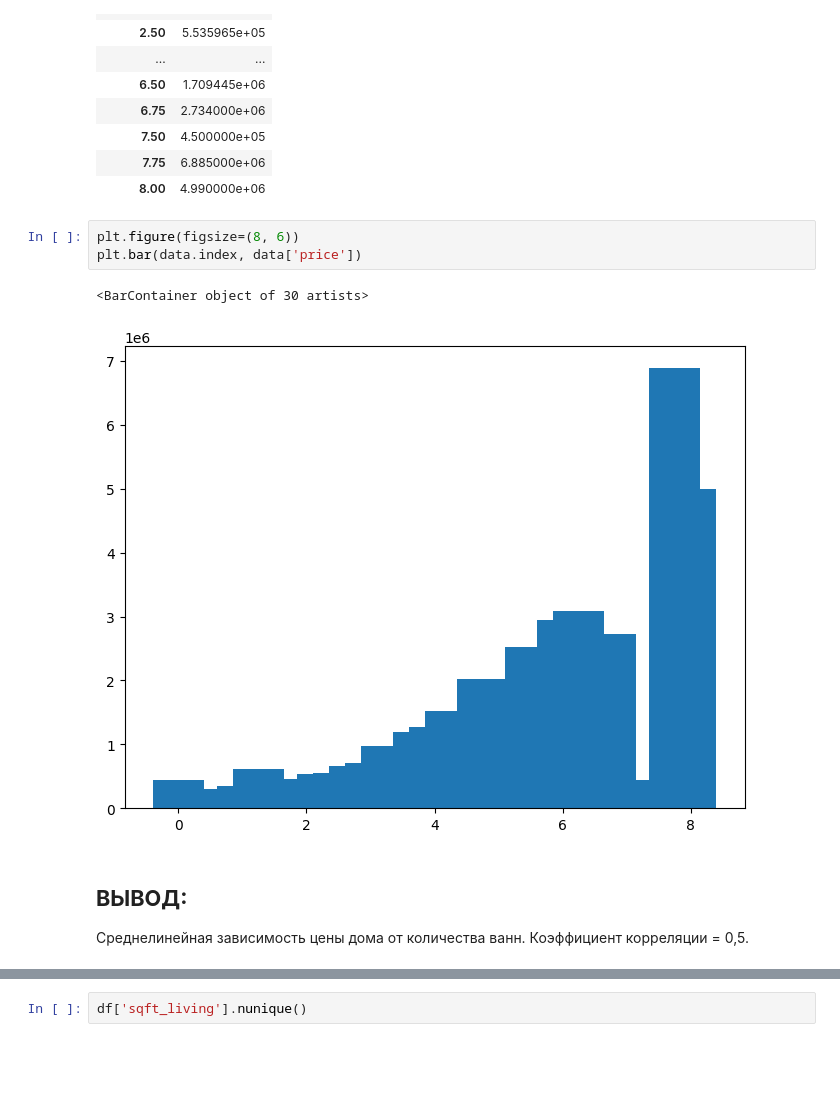
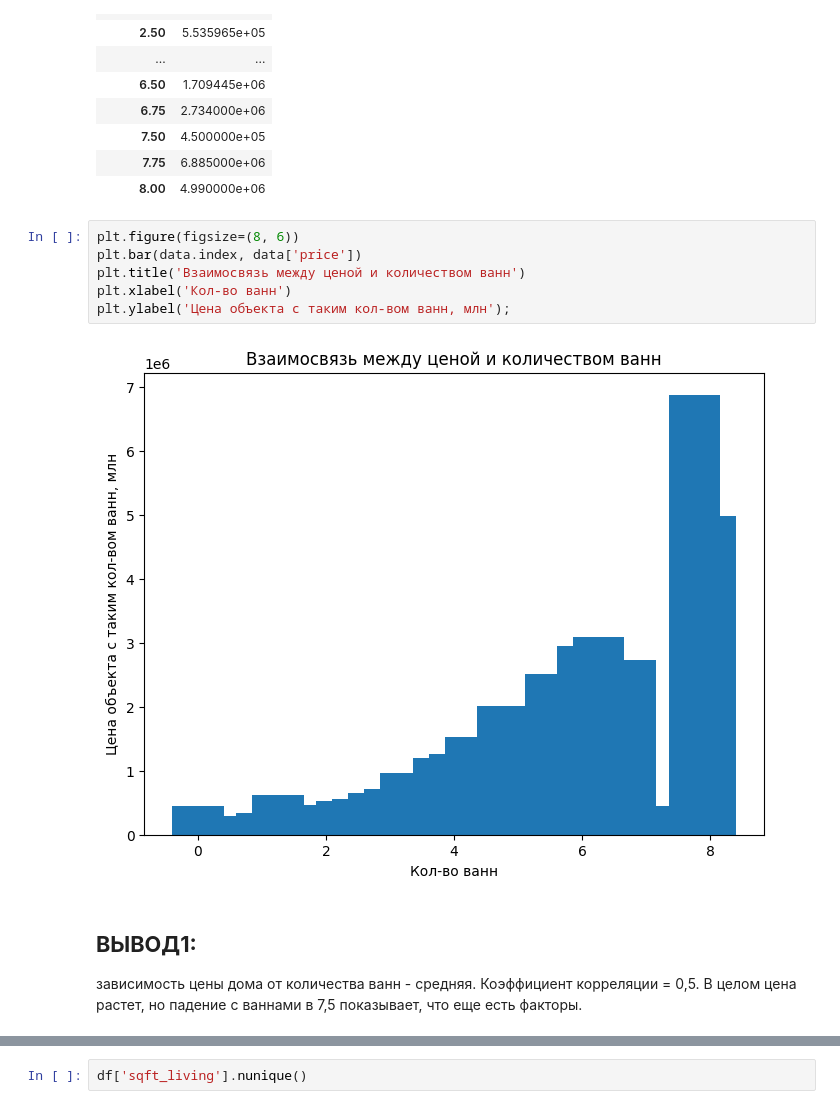
Before and after one commit to AlexKletke/hw4-part2, a Jupyter notebook: exes4.ipynb, the cells around one changed output, grey strips where cells are left out. Cells and saved outputs as stored; diff of their text form; blank space fills up the shorter version.

```diff
--- a/exes4.ipynb
+++ b/exes4.ipynb
@@ -482,12 +461,14 @@ data
 # %%
 plt.figure(figsize=(8, 6))
 plt.bar(data.index, data['price'])
+plt.title('Взаимосвязь между ценой и количеством ванн')
+plt.xlabel('Кол-во ванн')
+plt.ylabel('Цена объекта с таким кол-вом ванн, млн');
 # %% [output]
-<BarContainer object of 30 artists>
-[figure, old version]
+[figure, new version]
 # %% [markdown]
-## **ВЫВОД:** ##
-Среднелинейная зависимость цены дома от количества ванн. Коэффициент корреляции = 0,5.
+## **ВЫВОД1:** ##
+зависимость цены дома от количества ванн - средняя. Коэффициент корреляции = 0,5. В целом цена растет, но падение с ваннами в 7,5 показывает, что еще есть факторы.
 # %%
 x = df['sqft_living']
 y = df['price']
```
Also changed, not shown: parts of 33 cells of this notebook.
